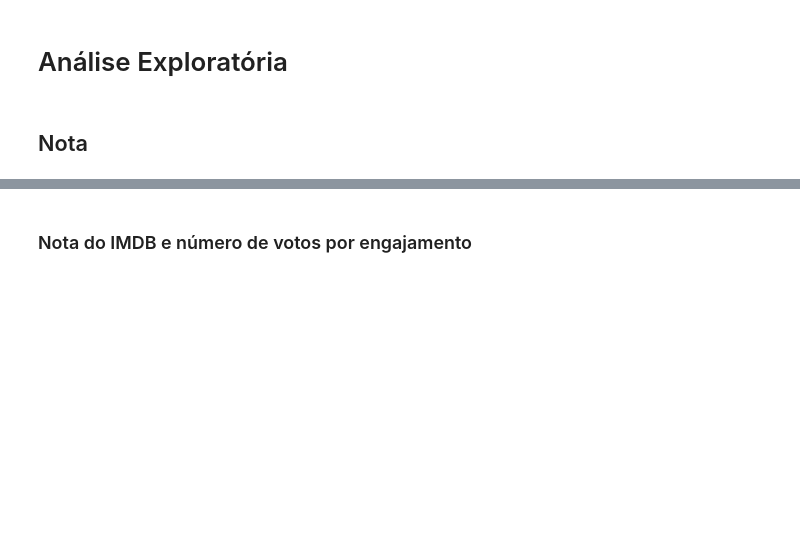
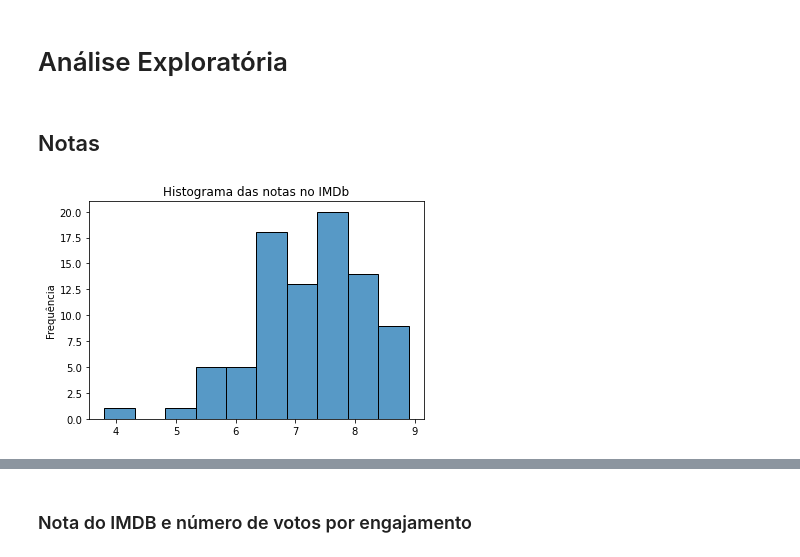
Before and after one commit to mariamaOlive/projeto-sidi-residencia, a Jupyter notebook: analise_exploratoria.ipynb, the cells around one changed output, grey strips where cells are left out. Saved outputs shown, nothing was run; the diff lists cells and outputs as text; code cells hidden in the pictures; blank space fills up the shorter version.

```diff
--- a/analise_exploratoria.ipynb
+++ b/analise_exploratoria.ipynb
@@ -75,0 +268,4 @@ dados.drop(columns="Short",inplace=True)
+# %%
+dados['País'] = dados['País'].apply(lambda x : x.split(", "))
+dummies = pd.get_dummies(dados['País'].apply(pd.Series).stack()).sum(level=0)
+dados = dados.join(dummies)
@@ -86,9 +290,11 @@ teste = dados[dados['Duração'].notna()]
 #duracao = dados['Duração']
 #epi = dados['Episodios']
 # %% [markdown]
-## Nota
+## Notas
 # %%
-nota1 = sns.histplot(data=dados, x="Nota")
-
-nota1.set_title('Histograma das notas no IMDb')
-nota1.set_ylabel('Frequência')
+fig, ax = plt.subplots()
+sns.histplot(data = dados, x = "Nota")
+ax.set(xlabel = None, ylabel = 'Frequência', title = 'Histograma das notas no IMDb')
+ax.tick_params(axis = 'x', rotation = 0)
+# %% [output]
+[figure, added]
```
Also changed, not shown: parts of 100 cells of this notebook.
